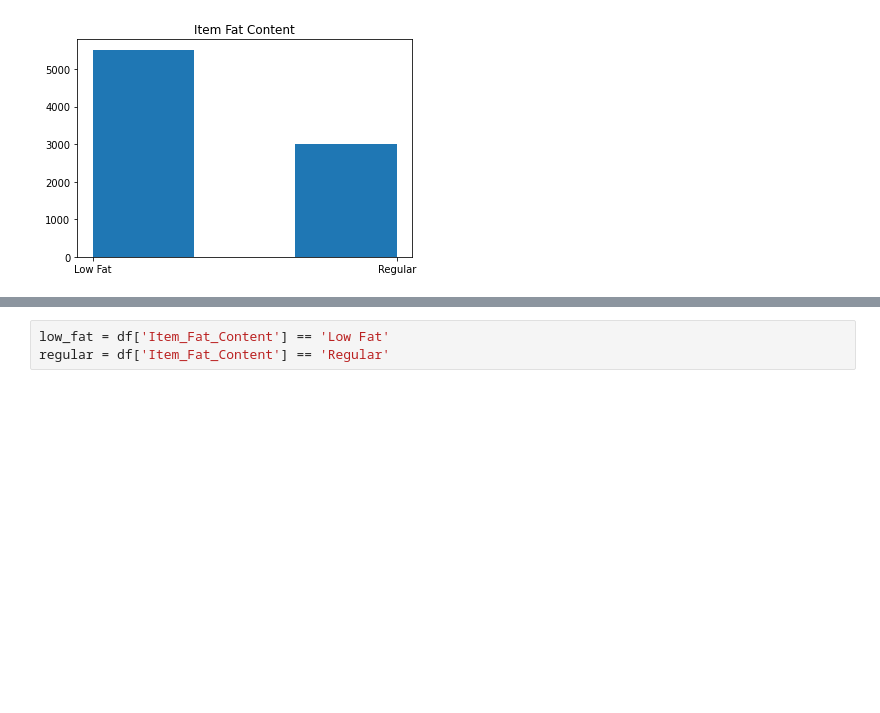
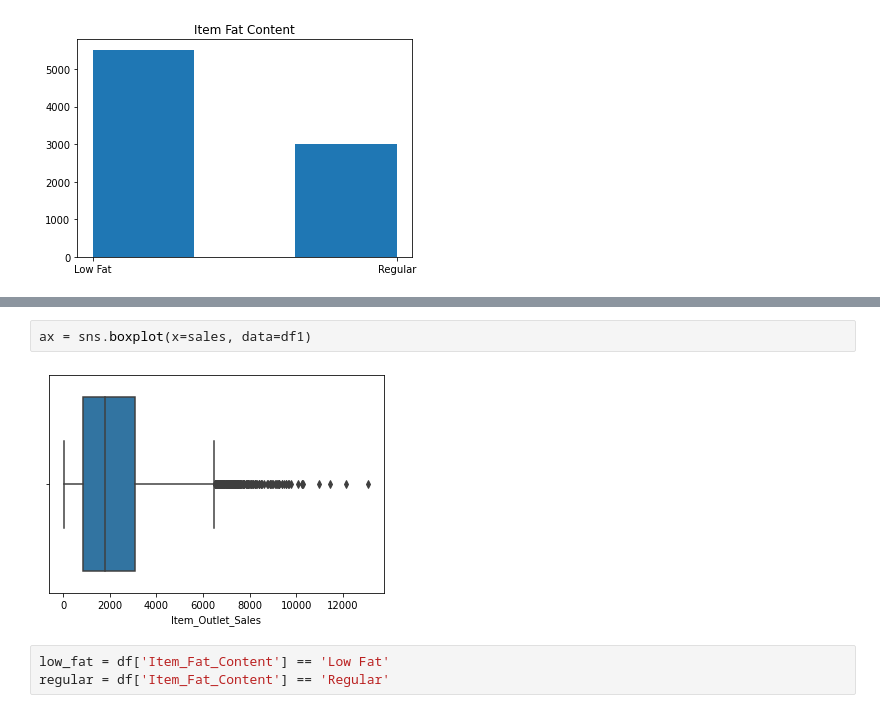
Before and after one commit to victoriawhite17/Sales_Predictions, a Jupyter notebook: Sales_Predictions.ipynb, the cells around one changed output, grey strips where cells are left out. Saved outputs shown, nothing was run; the diff lists cells and outputs as text; blank space fills up the shorter version.

```diff
--- a/Sales_Predictions.ipynb
+++ b/Sales_Predictions.ipynb
@@ -137,6 +137,10 @@ ax = sns.boxplot(x='Outlet_Type', y='Item_Outlet_Sales', data=df)
 ax.set_xticklabels(ax.get_xticklabels(), rotation=45);
 # %% [output]
 [figure]
+# %%
+ax = sns.boxplot(x=sales, data=df1)
+# %% [output]
+[figure, added]
 # %%
 low_fat = df['Item_Fat_Content'] == 'Low Fat'
 regular = df['Item_Fat_Content'] == 'Regular'
```
Also changed, not shown: parts of 1 cell of this notebook.
